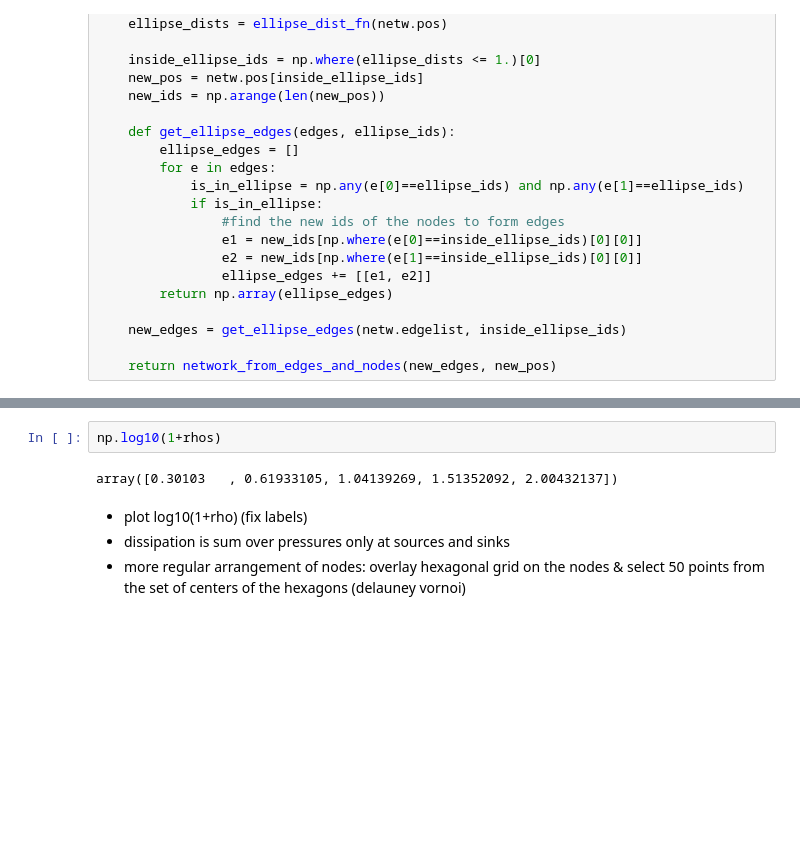
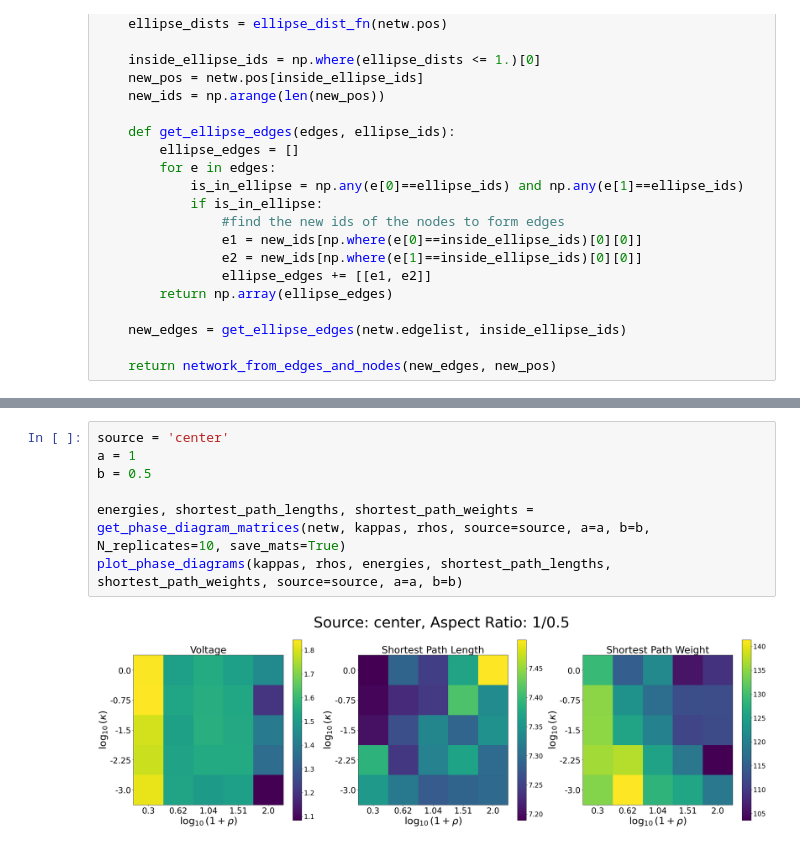
Before and after one commit to ellamichelleking/networks, a Jupyter notebook: src/Phase_Diagrams.ipynb, the cells around one changed output, grey strips where cells are left out. Saved outputs shown, nothing was run; the diff lists cells and outputs as text; blank space fills up the shorter version.

```diff
--- a/src/Phase_Diagrams.ipynb
+++ b/src/Phase_Diagrams.ipynb
@@ -320,8 +284,9 @@ Text(0.5, 1.0, 'Source: Center, Aspect ratio: 1.0/0.6')
-# %%
-np.log10(1+rhos)
-# %% [output]
-array([0.30103   , 0.61933105, 1.04139269, 1.51352092, 2.00432137])
-# %% [markdown]
-- plot log10(1+rho) (fix labels)
-- dissipation is sum over pressures only at sources and sinks
-- more regular arrangement of nodes: overlay hexagonal grid on the nodes & select 50 points from the set of centers of the hexagons (delauney vornoi)
+# %%
+source = 'center'
+a = 1
+b = 0.5
+
+energies, shortest_path_lengths, shortest_path_weights = get_phase_diagram_matrices(netw, kappas, rhos, source=source, a=a, b=b, N_replicates=10, save_mats=True)
+plot_phase_diagrams(kappas, rhos, energies, shortest_path_lengths, shortest_path_weights, source=source, a=a, b=b)
+# %% [output]
+[figure, added]
```
Also changed, not shown: parts of 27 cells of this notebook.
